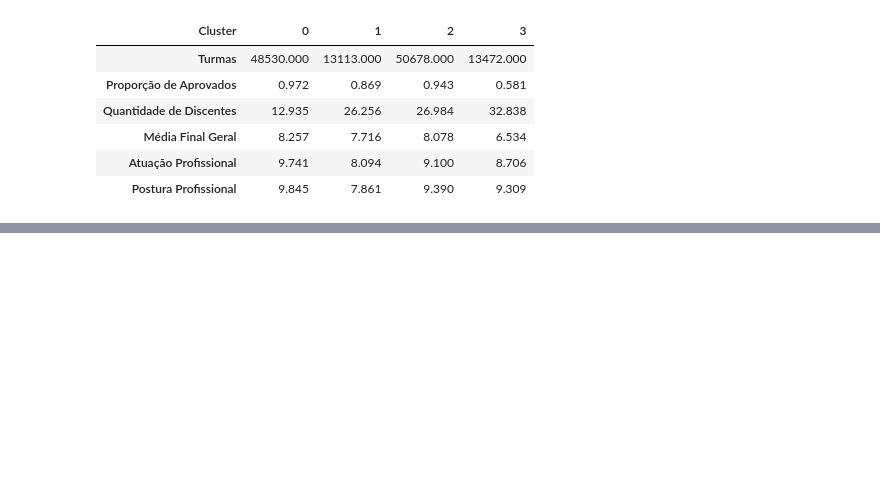
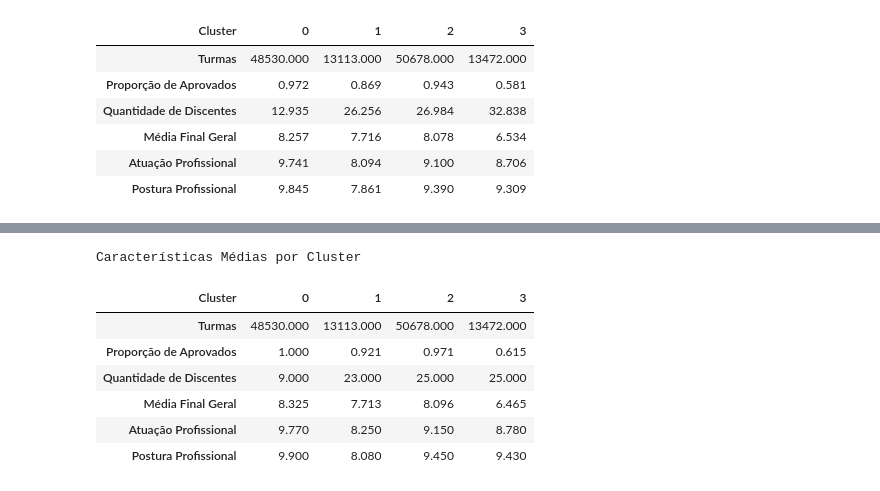
Before and after one commit to PETCC-UFRN/data-pet, a Jupyter notebook: ENAPET2025/clustering/analise_clusters.ipynb, the cells around one changed output, grey strips where cells are left out. Drawn from its saved outputs; the diff is of its cells as text; code cells hidden in the pictures; blank space fills up the shorter version.

```diff
--- a/ENAPET2025/clustering/analise_clusters.ipynb
+++ b/ENAPET2025/clustering/analise_clusters.ipynb
@@ -231,0 +302,48 @@ Características Médias por Cluster
+# %%
+import pandas as pd
+import seaborn as sns
+import matplotlib.pyplot as plt
+
+df = merged_data.copy()
+
+# Montar dataframe com características por cluster
+cluster_summary = df.groupby('cluster').agg({
+    'id_turma': 'count',
+    'proporcao_aprovados': 'median',
+    'qtd_discentes': 'median',
+    'media_final_geral': 'median',
+    'atuacao_profissional_media': 'median',
+    'postura_profissional_media': 'median',
+}).reset_index()
+
+# Rename columns for better readability
+cluster_summary.columns = [
+    'Cluster',
+    'Turmas',
+    'Proporção de Aprovados',
+    'Quantidade de Discentes',
+    'Média Final Geral',
+    'Atuação Profissional',
+    'Postura Profissional'
+]
+
+# Transpose for better visualization
+cluster_summary_t = cluster_summary.set_index('Cluster').T
+
+def make_pretty(styler):
+    styler.set_caption("Características Médias por Cluster")
+    styler.format(precision=3)
+    styler.background_gradient(axis=1, cmap="coolwarm_r")
+    styler.set_properties(**{'text-align': 'center'})
+    return styler
+
+cluster_summary_t.style.pipe(make_pretty)
+# %% [output]
+Características Médias por Cluster
+| Cluster | 0 | 1 | 2 | 3 |
+| Turmas | 48530.000 | 13113.000 | 50678.000 | 13472.000 |
+| Proporção de Aprovados | 1.000 | 0.921 | 0.971 | 0.615 |
+| Quantidade de Discentes | 9.000 | 23.000 | 25.000 | 25.000 |
+| Média Final Geral | 8.325 | 7.713 | 8.096 | 6.465 |
+| Atuação Profissional | 9.770 | 8.250 | 9.150 | 8.780 |
+| Postura Profissional | 9.900 | 8.080 | 9.450 | 9.430 |
```
Also changed, not shown: parts of 6 cells of this notebook, 1 other file.
